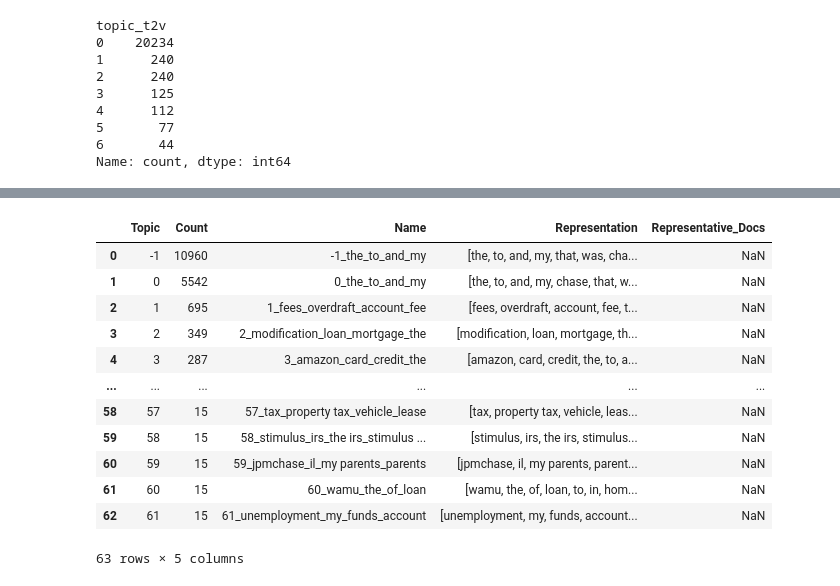
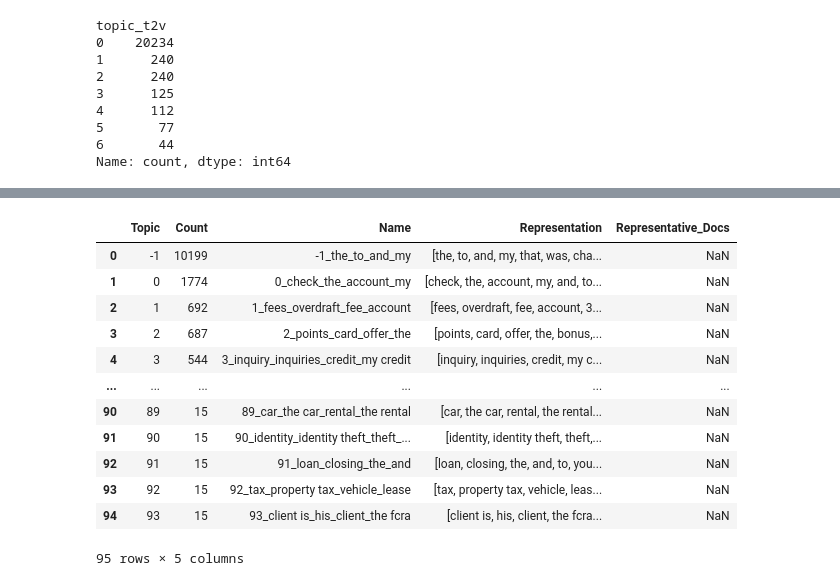
Before and after one commit to dxlee0807/classify_prioritise_complaint_ticket, a Jupyter notebook: evaluate_ticket_category.ipynb, the cells around one changed output, grey strips where cells are left out. Drawn from its saved outputs; the diff is of its cells as text; code cells hidden in the pictures.

```diff
--- a/evaluate_ticket_category.ipynb
+++ b/evaluate_ticket_category.ipynb
@@ -186,16 +167,17 @@ t2v_topic_df
 # %%
 btp_topic_info = load_bertopic.get_topic_info()
+btp_topic_info
 # %% [output]
 |  | Topic | Count | Name | Representation | Representative_Docs |
-| 0 | -1 | 10960 | -1_the_to_and_my | [the, to, and, my, that, was, cha... | NaN |
-| 1 | 0 | 5542 | 0_the_to_and_my | [the, to, and, my, chase, that, w... | NaN |
-| 2 | 1 | 695 | 1_fees_overdraft_account_fee | [fees, overdraft, account, fee, t... | NaN |
-| 3 | 2 | 349 | 2_modification_loan_mortgage_the | [modification, loan, mortgage, th... | NaN |
-| 4 | 3 | 287 | 3_amazon_card_credit_the | [amazon, card, credit, the, to, a... | NaN |
+| 0 | -1 | 10199 | -1_the_to_and_my | [the, to, and, my, that, was, cha... | NaN |
+| 1 | 0 | 1774 | 0_check_the_account_my | [check, the, account, my, and, to... | NaN |
+| 2 | 1 | 692 | 1_fees_overdraft_fee_account | [fees, overdraft, fee, account, 3... | NaN |
+| 3 | 2 | 687 | 2_points_card_offer_the | [points, card, offer, the, bonus,... | NaN |
+| 4 | 3 | 544 | 3_inquiry_inquiries_credit_my credit | [inquiry, inquiries, credit, my c... | NaN |
 | ... | ... | ... | ... | ... | ... |
-| 58 | 57 | 15 | 57_tax_property tax_vehicle_lease | [tax, property tax, vehicle, leas... | NaN |
-| 59 | 58 | 15 | 58_stimulus_irs_the irs_stimulus ... | [stimulus, irs, the irs, stimulus... | NaN |
-| 60 | 59 | 15 | 59_jpmchase_il_my parents_parents | [jpmchase, il, my parents, parent... | NaN |
-| 61 | 60 | 15 | 60_wamu_the_of_loan | [wamu, the, of, loan, to, in, hom... | NaN |
-| 62 | 61 | 15 | 61_unemployment_my_funds_account | [unemployment, my, funds, account... | NaN |
+| 90 | 89 | 15 | 89_car_the car_rental_the rental | [car, the car, rental, the rental... | NaN |
+| 91 | 90 | 15 | 90_identity_identity theft_theft_... | [identity, identity theft, theft,... | NaN |
+| 92 | 91 | 15 | 91_loan_closing_the_and | [loan, closing, the, and, to, you... | NaN |
+| 93 | 92 | 15 | 92_tax_property tax_vehicle_lease | [tax, property tax, vehicle, leas... | NaN |
+| 94 | 93 | 15 | 93_client is_his_client_the fcra | [client is, his, client, the fcra... | NaN |
-63 rows × 5 columns
+95 rows × 5 columns
```
Also changed, not shown: parts of 17 cells of this notebook, 5 other files.
